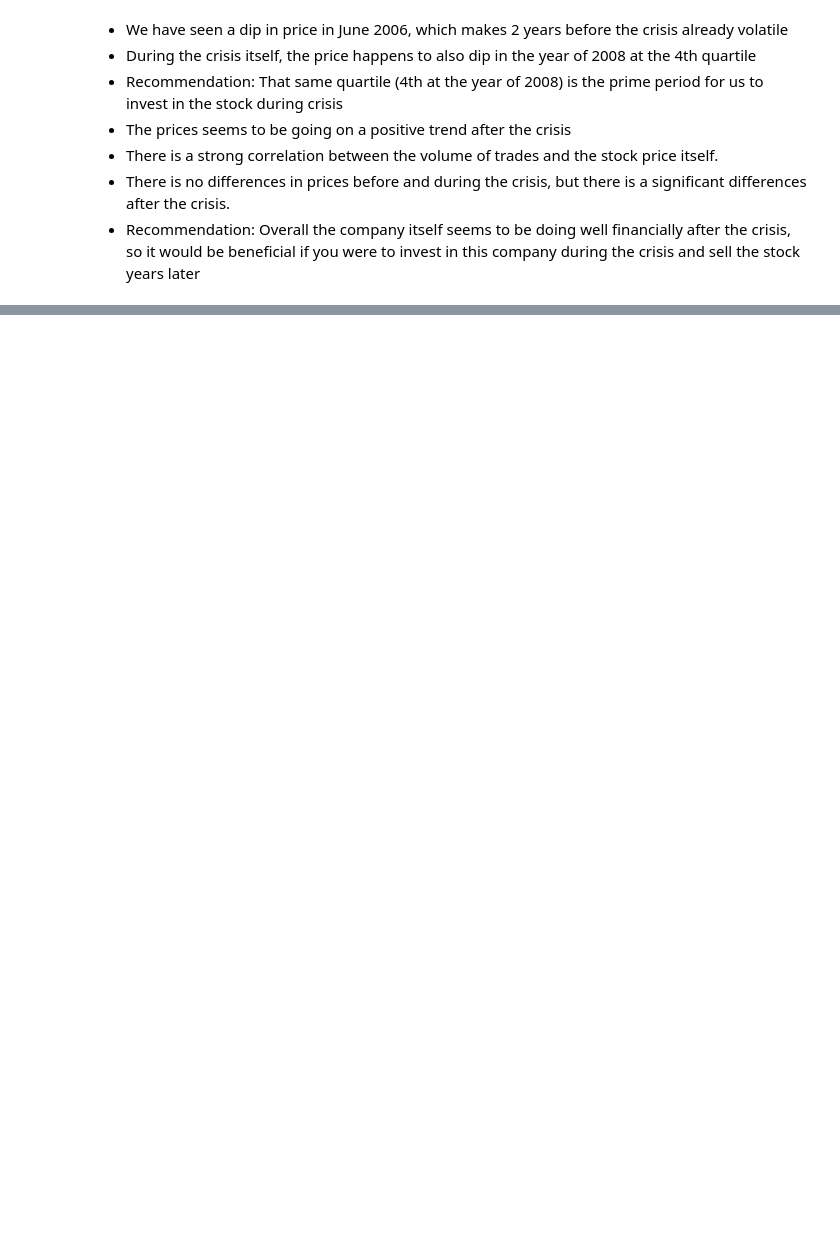
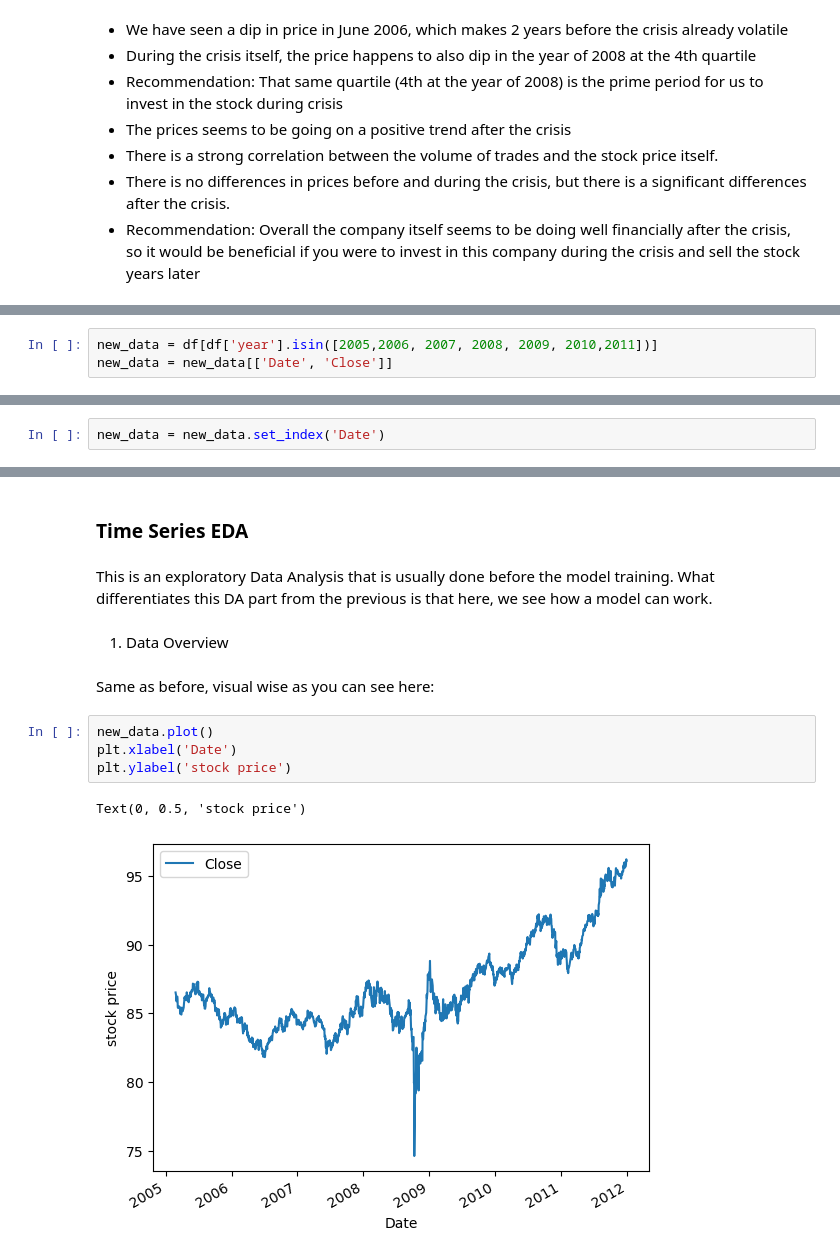
Before and after one commit to BramD1/Financial-Crisis-Analysis, a Jupyter notebook: h8dsft_Milestone1_Bramantyo.ipynb, the cells around one changed output, grey strips where cells are left out. Cells and saved outputs as stored; diff of their text form; blank space fills up the shorter version.

```diff
--- a/h8dsft_Milestone1_Bramantyo.ipynb
+++ b/h8dsft_Milestone1_Bramantyo.ipynb
@@ -482,0 +500,3 @@ population.to_csv('population.csv', index=False)
+# %%
+new_data = df[df['year'].isin([2005,2006, 2007, 2008, 2009, 2010,2011])]
+new_data = new_data[['Date', 'Close']]
@@ -482,0 +517,2 @@ population.to_csv('population.csv', index=False)
+# %%
+new_data = new_data.set_index('Date')
@@ -482,0 +529,15 @@ population.to_csv('population.csv', index=False)
+# %% [markdown]
+### Time Series EDA
+# %% [markdown]
+This is an exploratory Data Analysis that is usually done before the model training. What differentiates this DA part from the previous is that here, we see how a model can work.
+# %% [markdown]
+1. Data Overview
+# %% [markdown]
+Same as before, visual wise as you can see here:
+# %%
+new_data.plot()
+plt.xlabel('Date')
+plt.ylabel('stock price')
+# %% [output]
+Text(0, 0.5, 'stock price')
+[figure, added]
```
Also changed, not shown: parts of 109 cells of this notebook, 2 other files.
